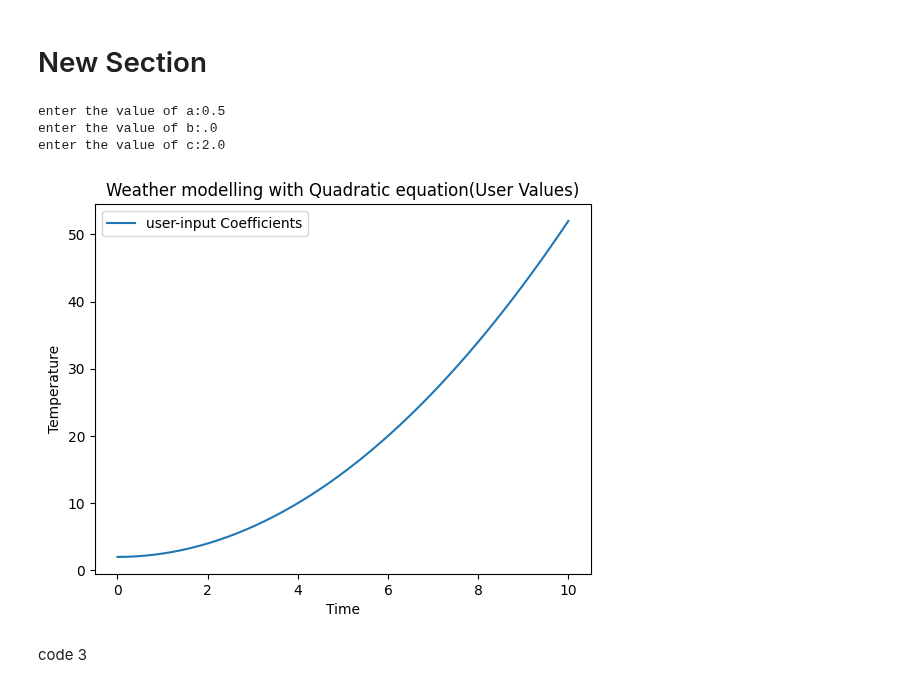
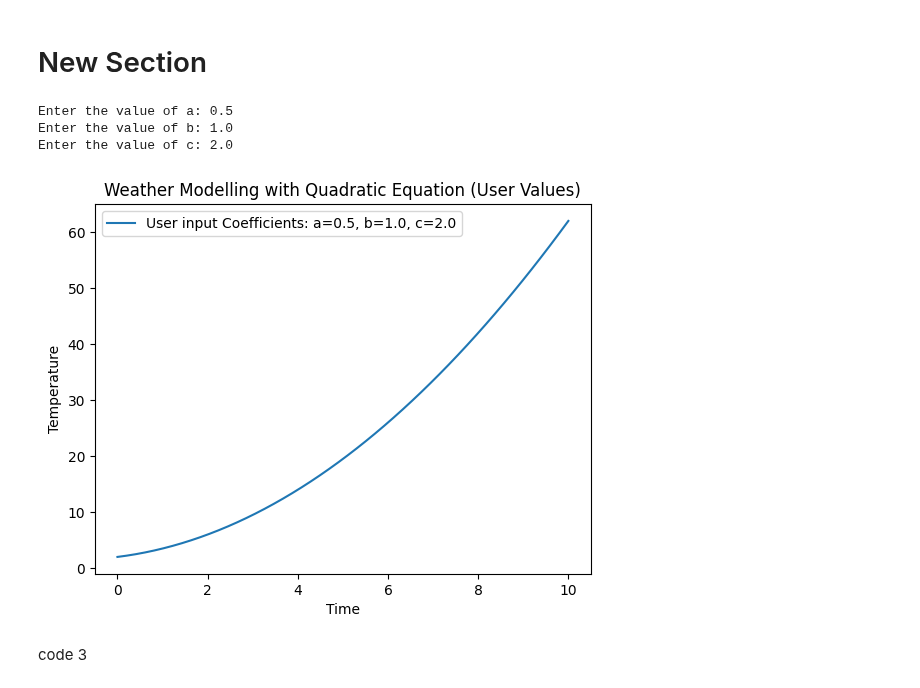
Before and after one commit to Jayadeep111/SE-Lab1, a Jupyter notebook: SELab1.ipynb, the cells around one changed output. Drawn from its saved outputs; the diff is of its cells as text; code cells hidden in the pictures.

```diff
--- a/SELab1.ipynb
+++ b/SELab1.ipynb
@@ -29,34 +39,38 @@ code2
 # %% [markdown]
 # New Section
 # %%
-1import matplotlib.pyplot as plt
+import matplotlib.pyplot as plt
 import numpy as np
 
-def quadratic_model(time,a,b,c):
-  temperature = a*(time**2)+b*time+c
-  return temperature
+def quadratic_model(time, a, b, c):
+    temperature = a * (time**2) + b * time + c
+    return temperature
 
 def main():
-  time_values = np.linspace(0,10,50)
-  a=float(input("enter the value of a:"))
-  b=float(input("enter the value of b:"))
-  c=float(input("enter the value of c:"))
-  temperature_hardcoded = quadratic_model(time_values,a,b,c)
-  # The following lines were indented too far, causing the error.
-  plt.plot(time_values,temperature_hardcoded,label='user-input Coefficients')
-  plt.xlabel('Time')
-  plt.ylabel('Temperature')
-  plt.legend()
-  plt.title('Weather modelling with Quadratic equation(User Values)')
-  plt.show()
+    time_values = np.linspace(0, 10, 50)
+    a = float(input("Enter the value of a: "))
+    b = float(input("Enter the value of b: "))
+    c = float(input("Enter the value of c: "))
 
-if __name__ == "__main__": # Also fixed a typo here, it should be two underscores on each side
-  main()
+    temperature_user = quadratic_model(time_values, a, b, c)
+
+    # Include the coefficients in the plot label
+    label = f'User input Coefficients: a={a}, b={b}, c={c}'
+    plt.plot(time_values, temperature_user, label=label)
+
+    plt.xlabel('Time')
+    plt.ylabel('Temperature')
+    plt.legend()
+    plt.title('Weather Modelling with Quadratic Equation (User Values)')
+    plt.show()
+
+if __name__ == "__main__":
+    main()
 # %% [output]
-enter the value of a:0.5
-enter the value of b:.0
-enter the value of c:2.0
+Enter the value of a: 0.5
+Enter the value of b: 1.0
+Enter the value of c: 2.0
-[figure, old version]
+[figure, new version]
 # %% [markdown]
 code 3
 # %%
```
Also changed, not shown: parts of 1 cell of this notebook.
